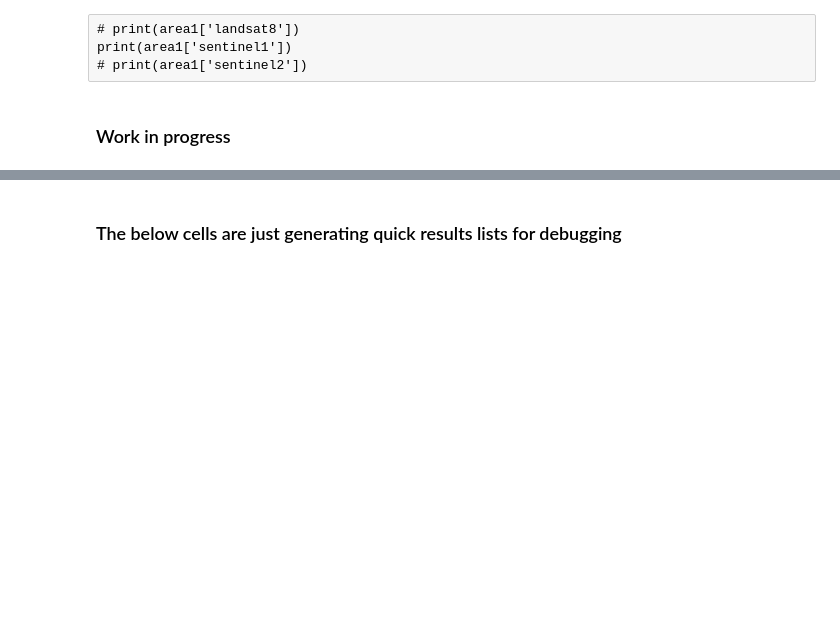
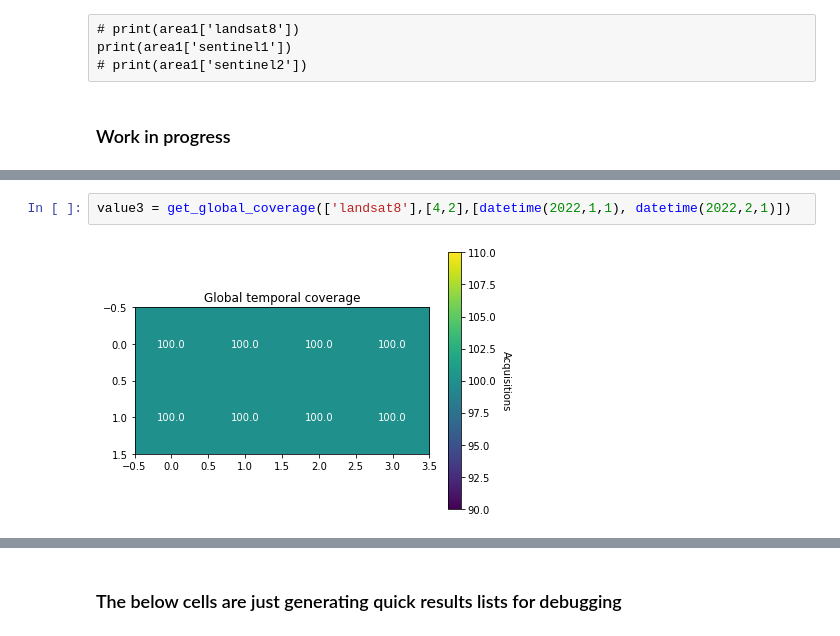
Before and after one commit to kvenkman/opera_coverage, a Jupyter notebook: notebooks/Coverage.ipynb, the cells around one changed output, grey strips where cells are left out. Drawn from its saved outputs; the diff is of its cells as text; blank space fills up the shorter version.

```diff
--- a/notebooks/Coverage.ipynb
+++ b/notebooks/Coverage.ipynb
@@ -150,0 +151,4 @@ POLYGON ((0 0, 180 0, 180 90, 0 90, 0 0))
+# %%
+value3 = get_global_coverage(['landsat8'],[4,2],[datetime(2022,1,1), datetime(2022,2,1)])
+# %% [output]
+[figure, added]
```
Also changed, not shown: parts of 32 cells of this notebook, 1 other file.
